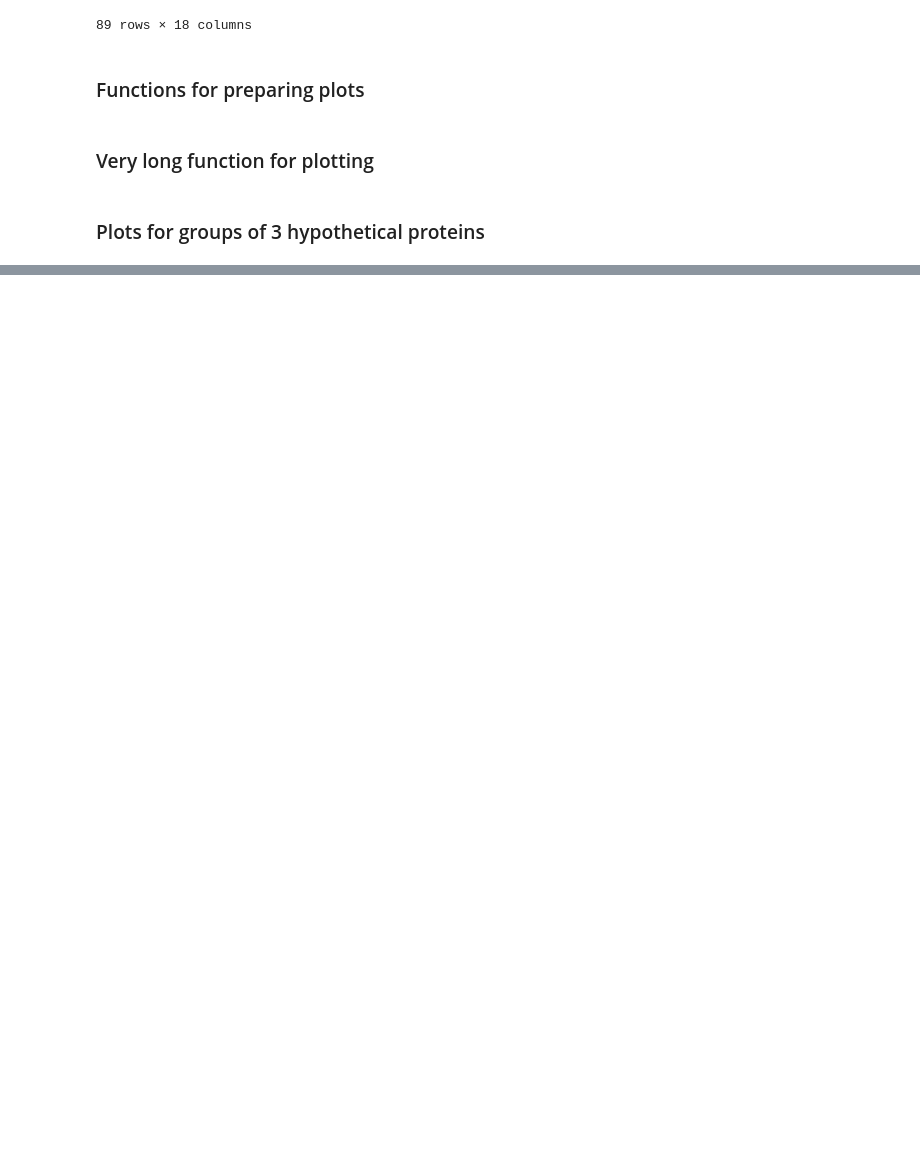
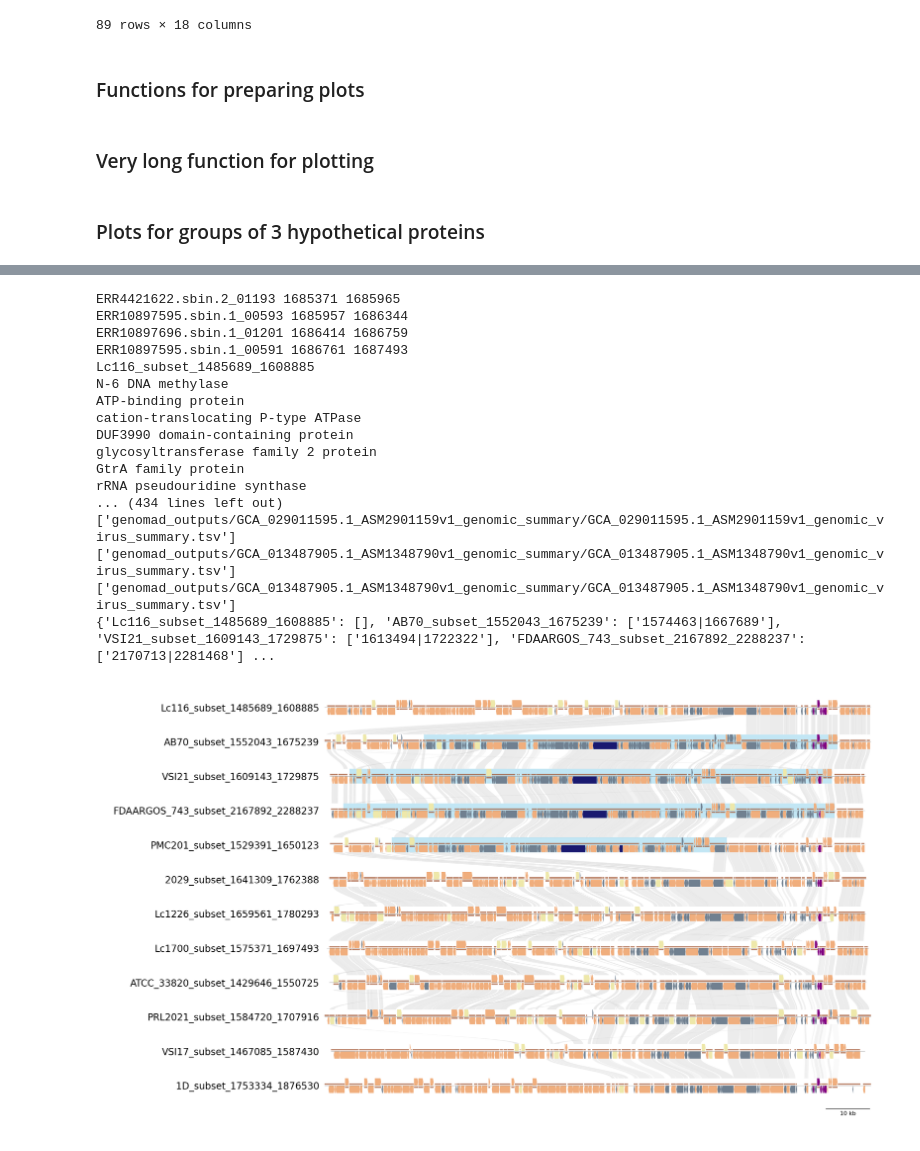
Before and after one commit to clairedubin/pangenome_cervical_dysplasia_analysis, a Jupyter notebook: cervical_dysplasia/microSLAM/NCBI_isolates/pyGenomeViz_plots_NCBI_isolates_supplement.ipynb, the cells around one changed output, grey strips where cells are left out. Saved outputs shown, nothing was run; the diff lists cells and outputs as text; code cells hidden in the pictures; blank space fills up the shorter version.

```diff
--- a/cervical_dysplasia/microSLAM/NCBI_isolates/pyGenomeViz_plots_NCBI_isolates_supplement.ipynb
+++ b/cervical_dysplasia/microSLAM/NCBI_isolates/pyGenomeViz_plots_NCBI_isolates_supplement.ipynb
@@ -727,0 +752,59 @@ phospholipase
+# %%
+gene_list = ['ERR10897696.sbin.1_01201','ERR10897595.sbin.1_00593',
+             'ERR10897595.sbin.1_00598', 'ERR4421622.sbin.2_01193',
+             'ERR10897595.sbin.1_00591'
+             ]
+
+gbk_list = list(map(Genbank, gbk_files))
+
+strains_with_genes = get_strains_with_genes(gene_list, gbk_list)
+region_bounds = get_region_bounds(gene_list, gbk_list, strains_with_genes, window_size=50000)
+
+
+for strain, (start, stop) in region_bounds.items():
+   region_bounds[strain] = (start-60000, stop-40000)
+
+new_files = make_gbk_subset_files(region_bounds)
+
+new_files = [
+ 'genomes_for_pyGenomeViz/Lc116_subset_1485689_1608885.gbff',
+
+    'genomes_for_pyGenomeViz/AB70_subset_1552043_1675239.gbff',
+ 'genomes_for_pyGenomeViz/VSI21_subset_1609143_1729875.gbff',
+ 'genomes_for_pyGenomeViz/FDAARGOS_743_subset_2167892_2288237.gbff',
+ 'genomes_for_pyGenomeViz/PMC201_subset_1529391_1650123.gbff',
+ 'genomes_for_pyGenomeViz/2029_subset_1641309_1762388.gbff',
+ 'genomes_for_pyGenomeViz/Lc1226_subset_1659561_1780293.gbff',
+ 'genomes_for_pyGenomeViz/Lc1700_subset_1575371_1697493.gbff',
+ 'genomes_for_pyGenomeViz/ATCC_33820_subset_1429646_1550725.gbff',
+ 'genomes_for_pyGenomeViz/PRL2021_subset_1584720_1707916.gbff',
+ 'genomes_for_pyGenomeViz/VSI17_subset_1467085_1587430.gbff',
+    'genomes_for_pyGenomeViz/1D_subset_1753334_1876530.gbff',
+
+]
+
+align_coords, fig = plot_region(region_bounds, new_files,
+                                 plot_track_names=True,
+                                 plot_labels=False,
+                                 print_labels=True,
+                                 fig_width=16,
+                                 operons_to_flip=['Lcr-MH175','PMC201', '1D', '2029', 'VSI17'], plot_phage=True)
+# %% [output]
+ERR4421622.sbin.2_01193 1685371 1685965
+ERR10897595.sbin.1_00593 1685957 1686344
+ERR10897696.sbin.1_01201 1686414 1686759
+ERR10897595.sbin.1_00591 1686761 1687493
+Lc116_subset_1485689_1608885
+N-6 DNA methylase
+ATP-binding protein
+cation-translocating P-type ATPase
+DUF3990 domain-containing protein
+glycosyltransferase family 2 protein
+GtrA family protein
+rRNA pseudouridine synthase
+... (434 lines left out)
+['genomad_outputs/GCA_029011595.1_ASM2901159v1_genomic_summary/GCA_029011595.1_ASM2901159v1_genomic_virus_summary.tsv']
+['genomad_outputs/GCA_013487905.1_ASM1348790v1_genomic_summary/GCA_013487905.1_ASM1348790v1_genomic_virus_summary.tsv']
+['genomad_outputs/GCA_013487905.1_ASM1348790v1_genomic_summary/GCA_013487905.1_ASM1348790v1_genomic_virus_summary.tsv']
+{'Lc116_subset_1485689_1608885': [], 'AB70_subset_1552043_1675239': ['1574463|1667689'], 'VSI21_subset_1609143_1729875': ['1613494|1722322'], 'FDAARGOS_743_subset_2167892_2288237': ['2170713|2281468'] ...
+[figure, added]
```
Also changed, not shown: parts of 4 cells of this notebook, 1 other file.
